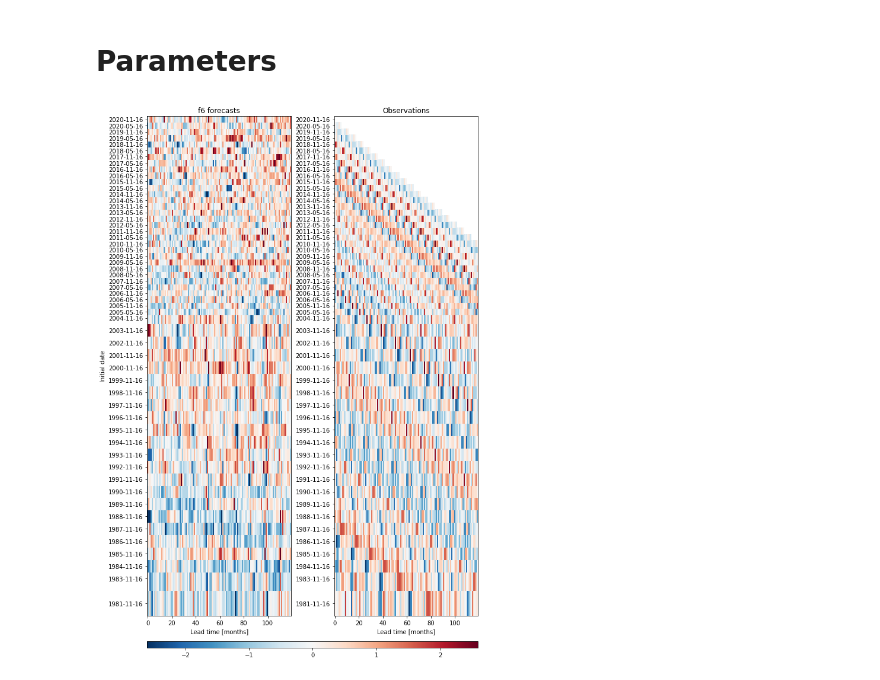
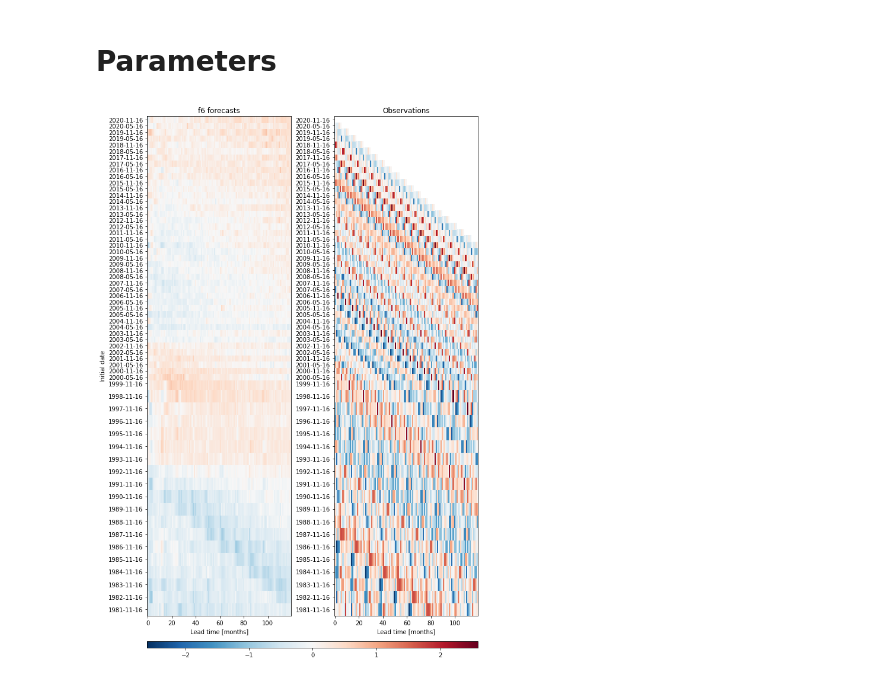
Before and after one commit to dougiesquire/hydro_tasmania, a Jupyter notebook: 2020/X.0_forecast_issues.ipynb, the cells around one changed output. Saved outputs shown, nothing was run; the diff lists cells and outputs as text; code cells hidden in the pictures.

```diff
--- a/2020/X.0_forecast_issues.ipynb
+++ b/2020/X.0_forecast_issues.ipynb
@@ -18,33 +18,33 @@ obsv_ts = my.open_zarr(f'data/{obsv_ds}_{VARIABLE}_{REGION}_ts_anom.zarr.zip').c
 obsv = my.open_zarr(f'data/{obsv_ds}_{VARIABLE}_{REGION}_anom.zarr.zip').compute()
 fcst = my.open_zarr(f'data/f6_{VARIABLE}_{REGION}_anom.zarr.zip').compute()
 # %%
-a, b = xr.align(obsv[VARIABLE], fcst[VARIABLE].isel(ensemble=0)) #mean('ensemble'))
+a, b = xr.align(obsv[VARIABLE], fcst[VARIABLE].mean('ensemble'))
 
 if PERIOD is not None:
     a = my.mask_time_period(a, PERIOD)
     b = my.mask_time_period(b, PERIOD)
 
 v = max(abs(a.min()), a.max())
 
 fig, ax = plt.subplots(nrows=1, ncols=2, figsize=(10,15))
 
 ax[0].pcolormesh(b.lead_time,
                  xr.coding.times.cftime_to_nptime(b.init_date),
                  b, shading ='nearest', cmap='RdBu_r', vmin=-v, vmax=v)
 ax[0].set_yticks(list(xr.coding.times.cftime_to_nptime(b.init_date)));
 ax[0].set_xlabel('Lead time [months]')
 ax[0].set_ylabel('Initial date')
 ax[0].set_title('f6 forecasts')
 
 im = ax[1].pcolormesh(a.lead_time,
                  xr.coding.times.cftime_to_nptime(a.init_date),
                  a, shading ='nearest', cmap='RdBu_r', vmin=-v, vmax=v)
 ax[1].set_yticks(list(xr.coding.times.cftime_to_nptime(b.init_date)))
 ax[1].set_xlabel('Lead time [months]')
 ax[1].set_title('Observations')
 
 fig.subplots_adjust(wspace=0.3, bottom=0.1)
 cbar_ax = fig.add_axes([0.125, 0.05, 0.775, 0.01])
 fig.colorbar(im, cax=cbar_ax, orientation='horizontal');
 # %% [output]
-[figure, old version]
+[figure, new version]
```
Also changed, not shown: parts of 2 cells of this notebook, 6 other files.
